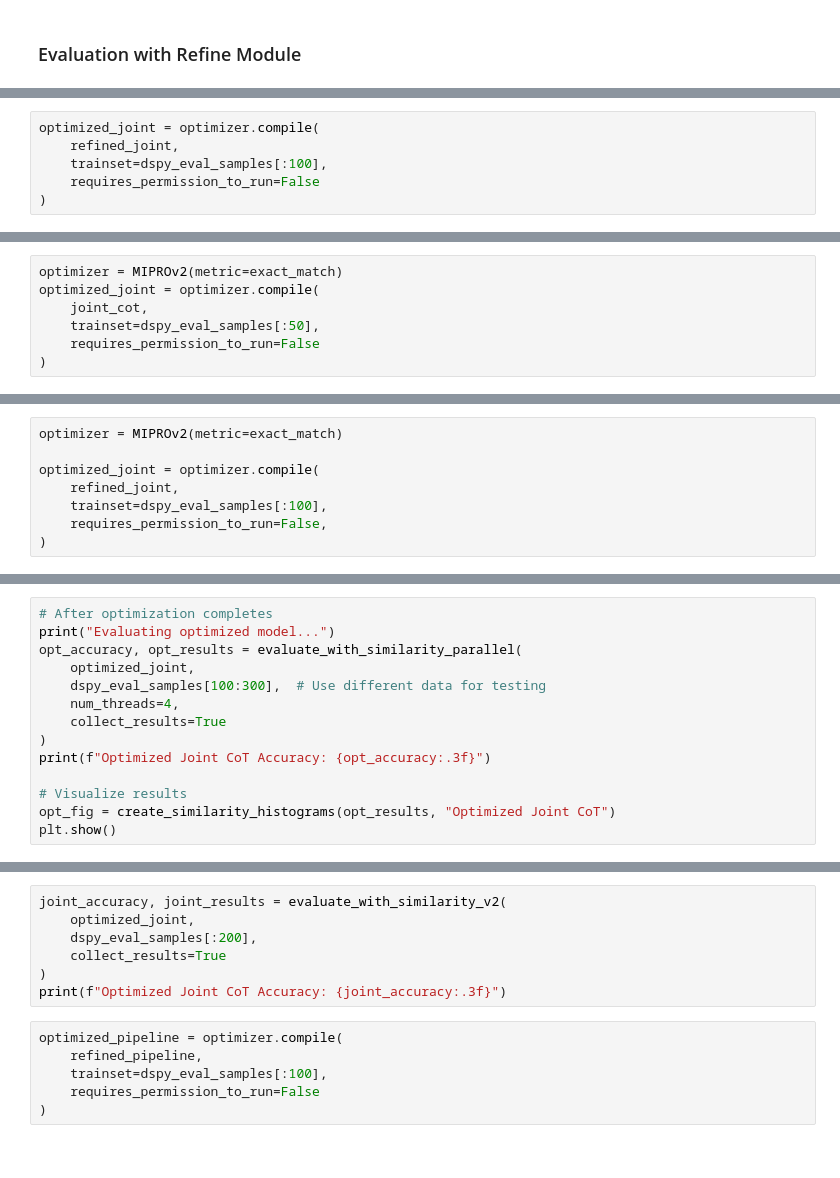
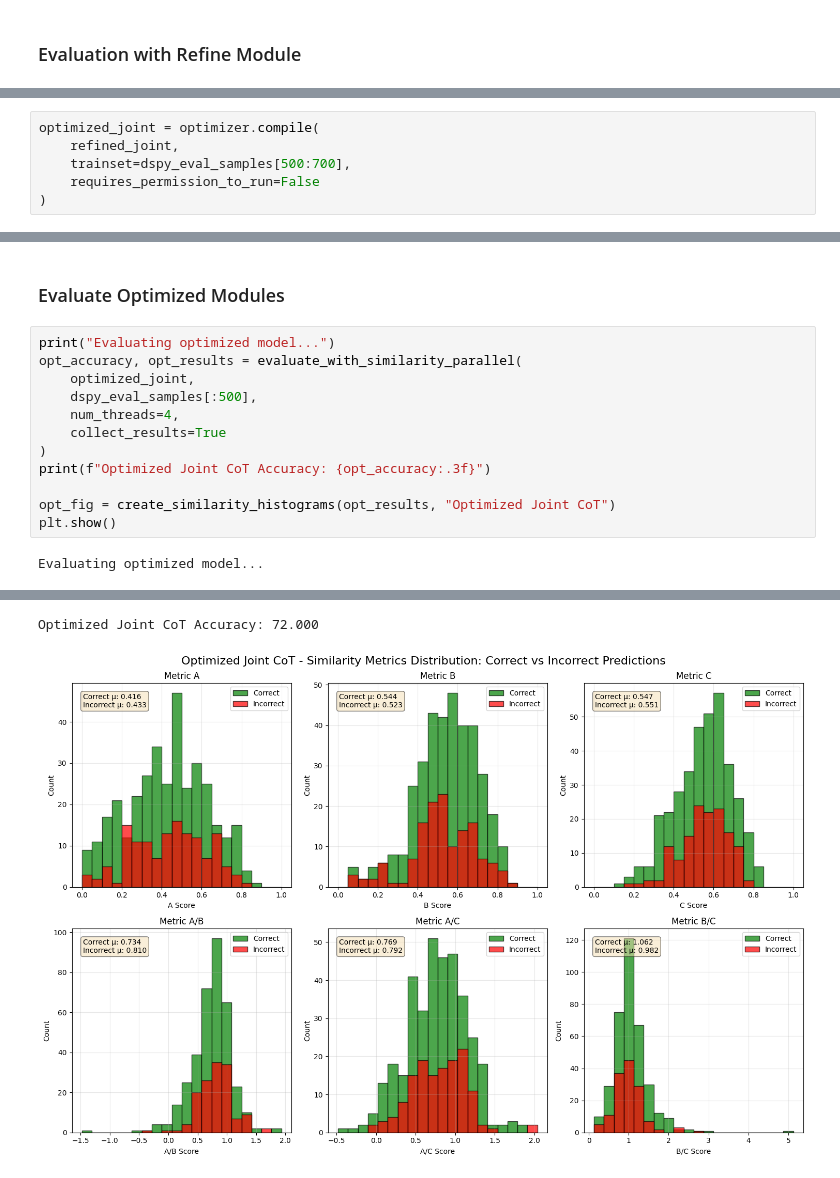
Before and after one commit to yuvallevy09/nlp-with-llms-2025-hw2, a Jupyter notebook: anli_llm.ipynb, the cells around one changed output, grey strips where cells are left out. Cells and saved outputs as stored; diff of their text form.

```diff
--- a/anli_llm.ipynb
+++ b/anli_llm.ipynb
@@ -715,7 +491,7 @@ optimizer = MIPROv2(metric=exact_match)
 # %%
 optimized_joint = optimizer.compile(
     refined_joint,
-    trainset=dspy_eval_samples[:100],
+    trainset=dspy_eval_samples[500:700],
     requires_permission_to_run=False
 )
 # %% [output]
@@ -834,7 +572,0 @@ clean_examples = create_clean_dspy_examples(dev_with_reasons[:100])
-# %%
-optimizer = MIPROv2(metric=exact_match)
-optimized_joint = optimizer.compile(
-    joint_cot,
-    trainset=dspy_eval_samples[:50],
-    requires_permission_to_run=False
-)
@@ -874,8 +572,0 @@ KeyboardInterrupt:
-# %%
-optimizer = MIPROv2(metric=exact_match)
-
-optimized_joint = optimizer.compile(
-    refined_joint,
-    trainset=dspy_eval_samples[:100],
-    requires_permission_to_run=False,
-)
@@ -931,14 +647,16 @@ KeyboardInterrupt:
+# %% [markdown]
+### Evaluate Optimized Modules
 # %%
-# After optimization completes
 print("Evaluating optimized model...")
 opt_accuracy, opt_results = evaluate_with_similarity_parallel(
     optimized_joint,
-    dspy_eval_samples[100:300],  # Use different data for testing
+    dspy_eval_samples[:500],
     num_threads=4,
     collect_results=True
 )
 print(f"Optimized Joint CoT Accuracy: {opt_accuracy:.3f}")
 
-# Visualize results
 opt_fig = create_similarity_histograms(opt_results, "Optimized Joint CoT")
 plt.show()
+# %% [output]
+Evaluating optimized model...
@@ -945,13 +664,2 @@ plt.show()
+Optimized Joint CoT Accuracy: 72.000
+[figure, added]
-# %%
-joint_accuracy, joint_results = evaluate_with_similarity_v2(
-    optimized_joint,
-    dspy_eval_samples[:200],
-    collect_results=True
-)
-print(f"Optimized Joint CoT Accuracy: {joint_accuracy:.3f}")
-# %%
-optimized_pipeline = optimizer.compile(
-    refined_pipeline,
-    trainset=dspy_eval_samples[:100],
-    requires_permission_to_run=False
-)
```
Also changed, not shown: parts of 56 cells of this notebook.
